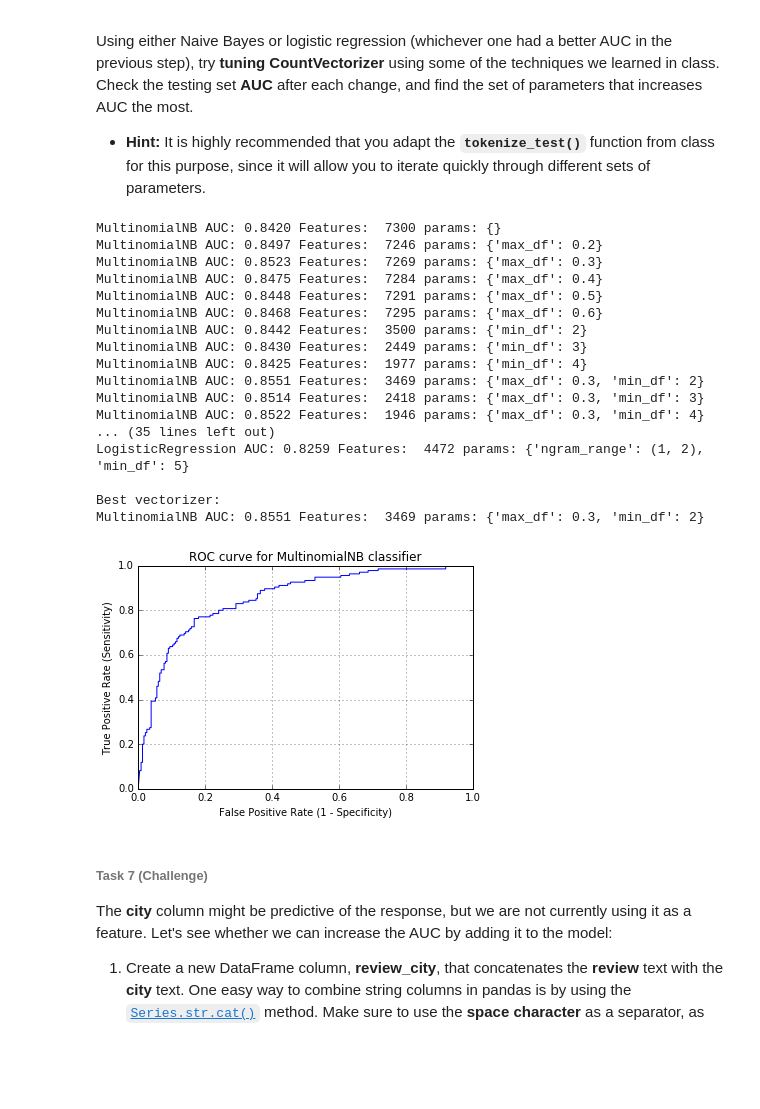
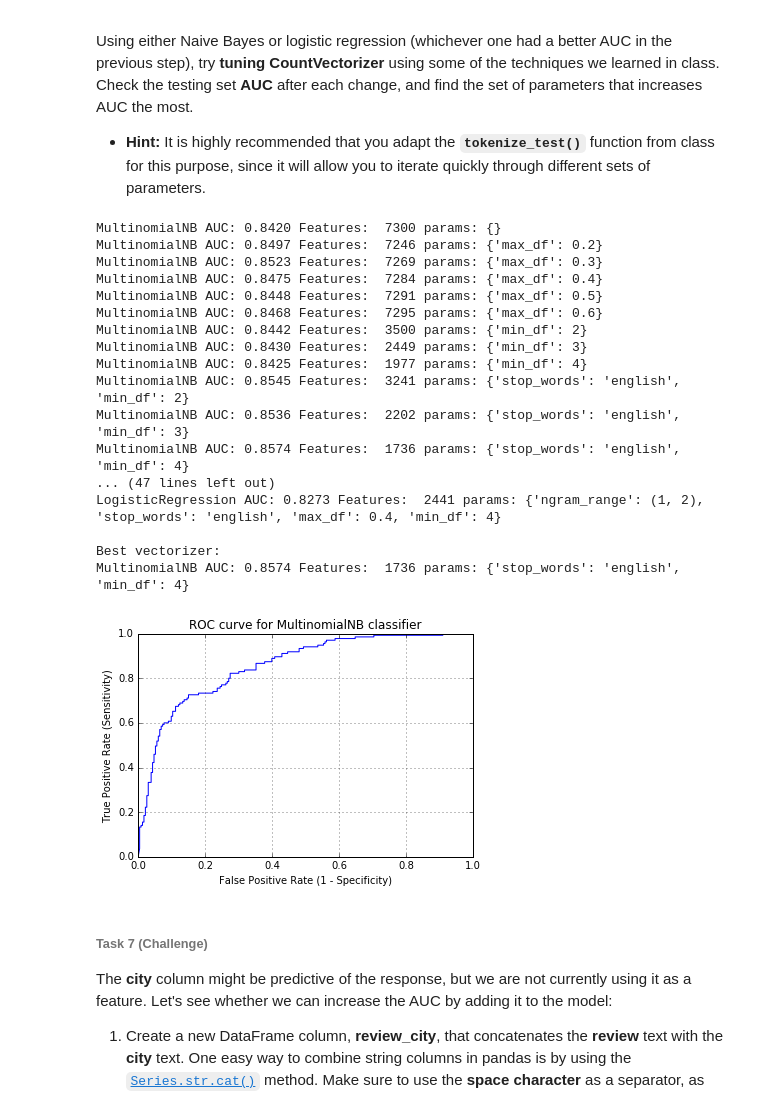
Before and after one commit to the-neworder/MyMLText, a Jupyter notebook: week2/02_mcdonalds_homework.ipynb, the cells around one changed output. Cells and saved outputs as stored; diff of their text form; code cells hidden in the pictures; blank space fills up the shorter version.

```diff
--- a/week2/02_mcdonalds_homework.ipynb
+++ b/week2/02_mcdonalds_homework.ipynb
@@ -200,45 +200,57 @@ def evaluate_vectorizers():
         set_best_vect(best_dict, CountVectorizer, mdl_class = mdl_class, min_df=2)
         set_best_vect(best_dict, CountVectorizer, mdl_class = mdl_class, min_df=3)
         set_best_vect(best_dict, CountVectorizer, mdl_class = mdl_class, min_df=4)
+        set_best_vect(best_dict, CountVectorizer, mdl_class = mdl_class, min_df=2, stop_words='english')
+        set_best_vect(best_dict, CountVectorizer, mdl_class = mdl_class, min_df=3, stop_words='english')
+        set_best_vect(best_dict, CountVectorizer, mdl_class = mdl_class, min_df=4, stop_words='english')
         set_best_vect(best_dict, CountVectorizer, mdl_class = mdl_class, min_df=2, max_df=0.3)
         set_best_vect(best_dict, CountVectorizer, mdl_class = mdl_class, min_df=3, max_df=0.3)
         set_best_vect(best_dict, CountVectorizer, mdl_class = mdl_class, min_df=4, max_df=0.3)
         set_best_vect(best_dict, CountVectorizer, mdl_class = mdl_class, min_df=5, max_df=0.3)
         set_best_vect(best_dict, CountVectorizer, mdl_class = mdl_class, min_df=3, max_df=0.35)
         set_best_vect(best_dict, CountVectorizer, mdl_class = mdl_class, min_df=3, max_df=0.45)
         set_best_vect(best_dict, CountVectorizer, mdl_class = mdl_class, min_df=3, max_df=0.55)
         set_best_vect(best_dict, CountVectorizer, mdl_class = mdl_class, min_df=3, max_df=0.65)
         set_best_vect(best_dict, CountVectorizer, mdl_class = mdl_class, ngram_range=(1, 2))
         set_best_vect(best_dict, CountVectorizer, mdl_class = mdl_class, ngram_range=(1, 2), min_df=2, max_df=0.3)
         set_best_vect(best_dict, CountVectorizer, mdl_class = mdl_class, ngram_range=(1, 2), min_df=3, max_df=0.3)
         set_best_vect(best_dict, CountVectorizer, mdl_class = mdl_class, ngram_range=(1, 2), min_df=5, max_df=0.4)
-        set_best_vect(best_dict, CountVectorizer, mdl_class = mdl_class, ngram_range=(1, 2), min_df=3)
-        set_best_vect(best_dict, CountVectorizer, mdl_class = mdl_class, ngram_range=(1, 2), min_df=4)
-        set_best_vect(best_dict, CountVectorizer, mdl_class = mdl_class, ngram_range=(1, 2), min_df=5)
+        set_best_vect(best_dict, CountVectorizer, mdl_class = mdl_class,
+                      ngram_range=(1, 2), min_df=2, stop_words='english')
+        set_best_vect(best_dict, CountVectorizer, mdl_class = mdl_class,
+                      ngram_range=(1, 2), min_df=3, stop_words='english')
+        set_best_vect(best_dict, CountVectorizer, mdl_class = mdl_class,
+                      ngram_range=(1, 2), min_df=4, stop_words='english')
+        set_best_vect(best_dict, CountVectorizer, mdl_class = mdl_class,
+                      ngram_range=(1, 2), min_df=2, max_df=0.3, stop_words='english')
+        set_best_vect(best_dict, CountVectorizer, mdl_class = mdl_class,
+                      ngram_range=(1, 2), min_df=3, max_df=0.4, stop_words='english')
+        set_best_vect(best_dict, CountVectorizer, mdl_class = mdl_class,
+                      ngram_range=(1, 2), min_df=4, max_df=0.4, stop_words='english')
 
     print()
     print("Best vectorizer:")
     tokenize_test(best_dict['best_vect'][0], plot=True, **best_dict['best_vect'][1])
 evaluate_vectorizers()
 # %% [output]
 MultinomialNB AUC: 0.8420 Features:  7300 params: {}
 MultinomialNB AUC: 0.8497 Features:  7246 params: {'max_df': 0.2}
 MultinomialNB AUC: 0.8523 Features:  7269 params: {'max_df': 0.3}
 MultinomialNB AUC: 0.8475 Features:  7284 params: {'max_df': 0.4}
 MultinomialNB AUC: 0.8448 Features:  7291 params: {'max_df': 0.5}
 MultinomialNB AUC: 0.8468 Features:  7295 params: {'max_df': 0.6}
 MultinomialNB AUC: 0.8442 Features:  3500 params: {'min_df': 2}
 MultinomialNB AUC: 0.8430 Features:  2449 params: {'min_df': 3}
 MultinomialNB AUC: 0.8425 Features:  1977 params: {'min_df': 4}
-MultinomialNB AUC: 0.8551 Features:  3469 params: {'max_df': 0.3, 'min_df': 2}
-MultinomialNB AUC: 0.8514 Features:  2418 params: {'max_df': 0.3, 'min_df': 3}
-MultinomialNB AUC: 0.8522 Features:  1946 params: {'max_df': 0.3, 'min_df': 4}
-... (35 lines left out)
-LogisticRegression AUC: 0.8259 Features:  4472 params: {'ngram_range': (1, 2), 'min_df': 5}
+MultinomialNB AUC: 0.8545 Features:  3241 params: {'stop_words': 'english', 'min_df': 2}
+MultinomialNB AUC: 0.8536 Features:  2202 params: {'stop_words': 'english', 'min_df': 3}
+MultinomialNB AUC: 0.8574 Features:  1736 params: {'stop_words': 'english', 'min_df': 4}
+... (47 lines left out)
+LogisticRegression AUC: 0.8273 Features:  2441 params: {'ngram_range': (1, 2), 'stop_words': 'english', 'max_df': 0.4, 'min_df': 4}
 
 Best vectorizer:
-MultinomialNB AUC: 0.8551 Features:  3469 params: {'max_df': 0.3, 'min_df': 2}
+MultinomialNB AUC: 0.8574 Features:  1736 params: {'stop_words': 'english', 'min_df': 4}
-[figure, old version]
+[figure, new version]
 # %% [markdown]
 ###### Task 7 (Challenge)
 
```
Also changed, not shown: parts of 6 cells of this notebook.
